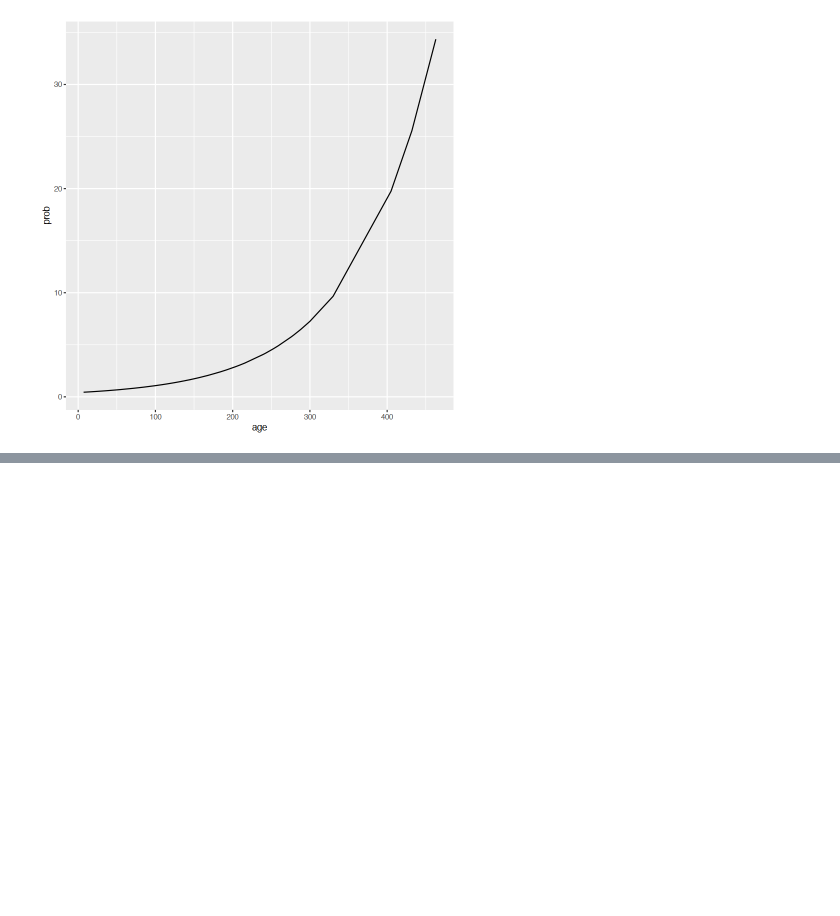
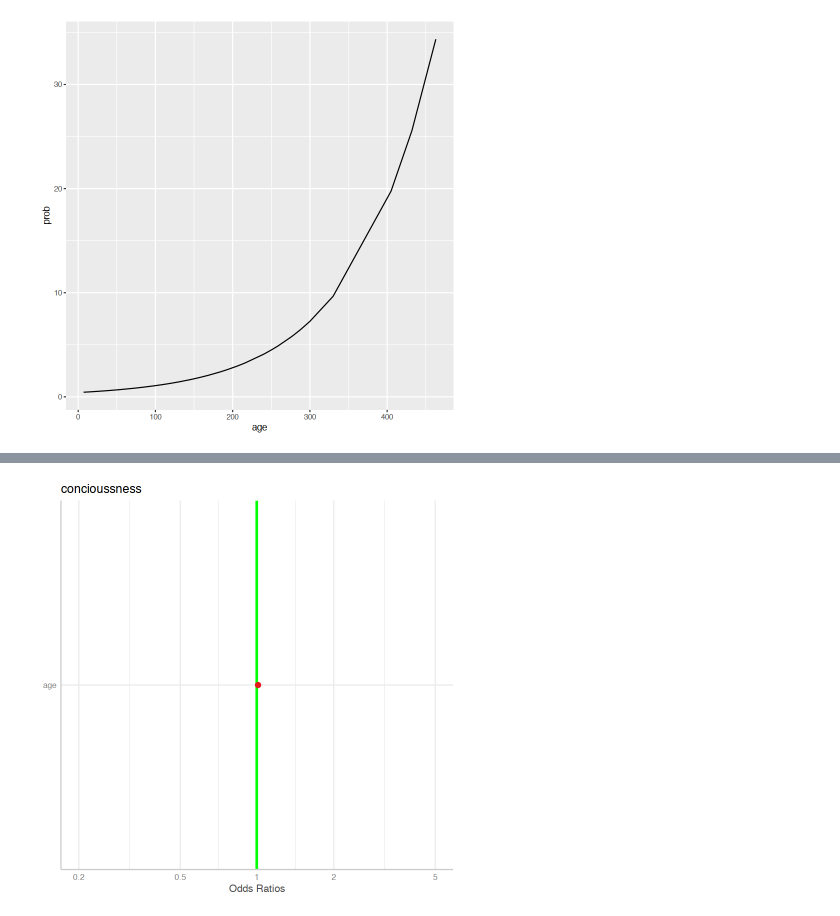
Before and after one commit to norberello/age-and-consciousness-in-chimps, a Jupyter notebook: Pan conciousness.ipynb, the cells around one changed output, grey strips where cells are left out. Drawn from its saved outputs; the diff is of its cells as text; code cells hidden in the pictures; blank space fills up the shorter version.

```diff
--- a/Pan conciousness.ipynb
+++ b/Pan conciousness.ipynb
@@ -171,0 +299,4 @@ ggplot(data=output.model,aes(age,prob))+geom_line()
+# %%
+plot_model(fit, vline.color = "green")
+# %% [output]
+[figure, added]
```
Also changed, not shown: parts of 23 cells of this notebook.
